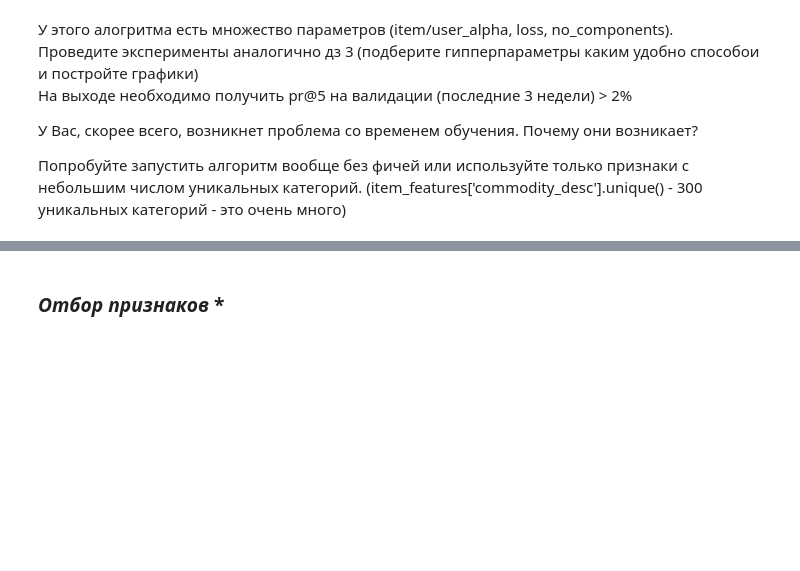
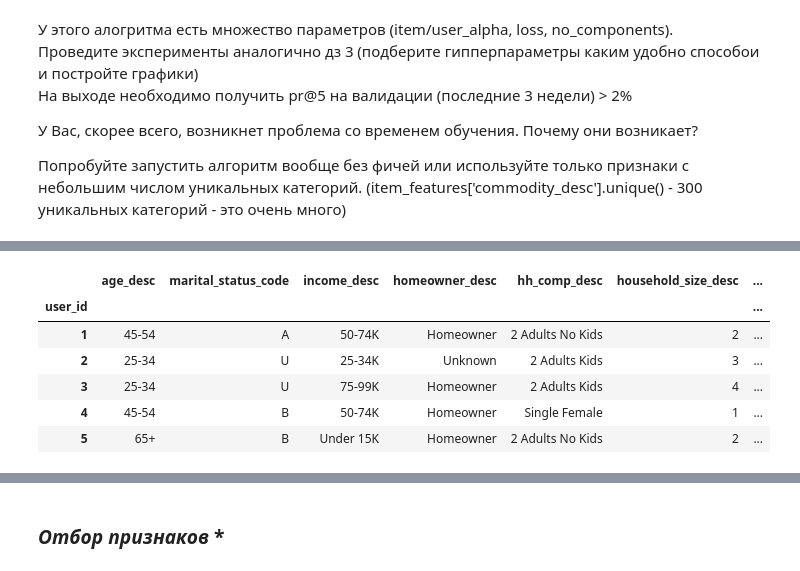
Before and after one commit to fandom170/Recommend_systems, a Jupyter notebook: Lesson_5/hw_5.ipynb, the cells around one changed output, grey strips where cells are left out. Saved outputs shown, nothing was run; the diff lists cells and outputs as text; code cells hidden in the pictures; blank space fills up the shorter version.

```diff
--- a/Lesson_5/hw_5.ipynb
+++ b/Lesson_5/hw_5.ipynb
@@ -135,0 +193,2 @@ ax = sns.boxplot(data[data['sales_value'] < 500]['sales_value'])
+# %%
+user_item_matrix = user_item_matrix.astype(float) # необходимый тип матрицы для implicit
@@ -135,0 +222,2 @@ ax = sns.boxplot(data[data['sales_value'] < 500]['sales_value'])
+# %%
+user_feat = pd.DataFrame(user_item_matrix.index)
@@ -135,0 +242,14 @@ ax = sns.boxplot(data[data['sales_value'] < 500]['sales_value'])
+# %%
+user_feat = user_feat.merge(user_features, left_on='user_id', right_index=True, how='left')
+# %%
+user_feat.set_index('user_id', inplace=True)
+# %%
+user_feat.head()
+# %% [output]
+|  | age_desc | marital_status_code | income_desc | homeowner_desc | hh_comp_desc | household_size_desc | ... |
+| user_id |  |  |  |  |  |  | ... |
+| 1 | 45-54 | A | 50-74K | Homeowner | 2 Adults No Kids | 2 | ... |
+| 2 | 25-34 | U | 25-34K | Unknown | 2 Adults Kids | 3 | ... |
+| 3 | 25-34 | U | 75-99K | Homeowner | 2 Adults Kids | 4 | ... |
+| 4 | 45-54 | B | 50-74K | Homeowner | Single Female | 1 | ... |
+| 5 | 65+ | B | Under 15K | Homeowner | 2 Adults No Kids | 2 | ... |
```
Also changed, not shown: parts of 41 cells of this notebook.
